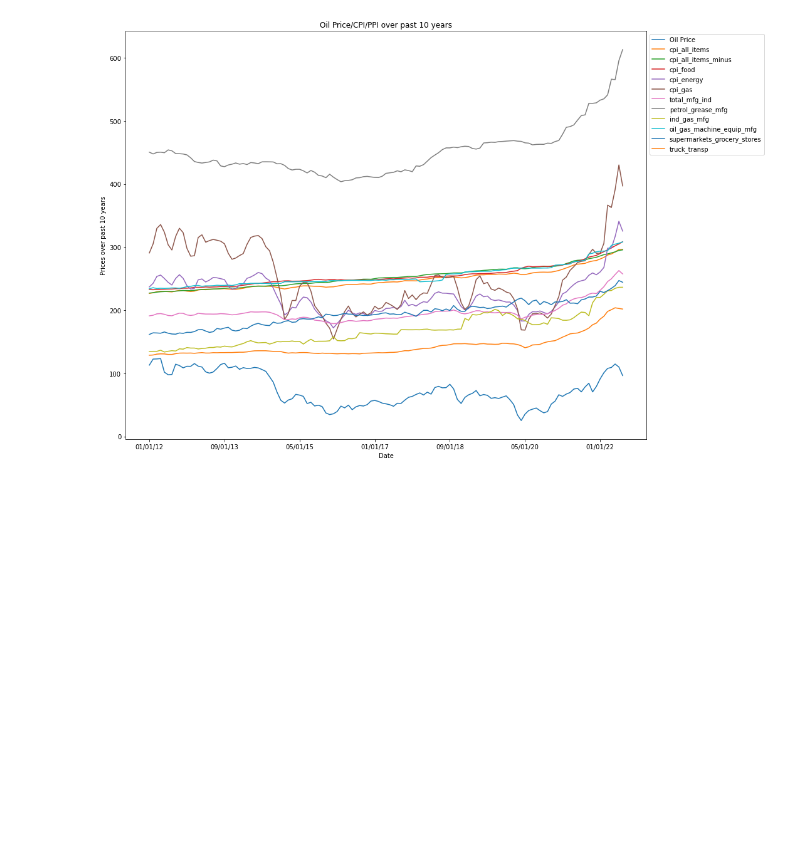
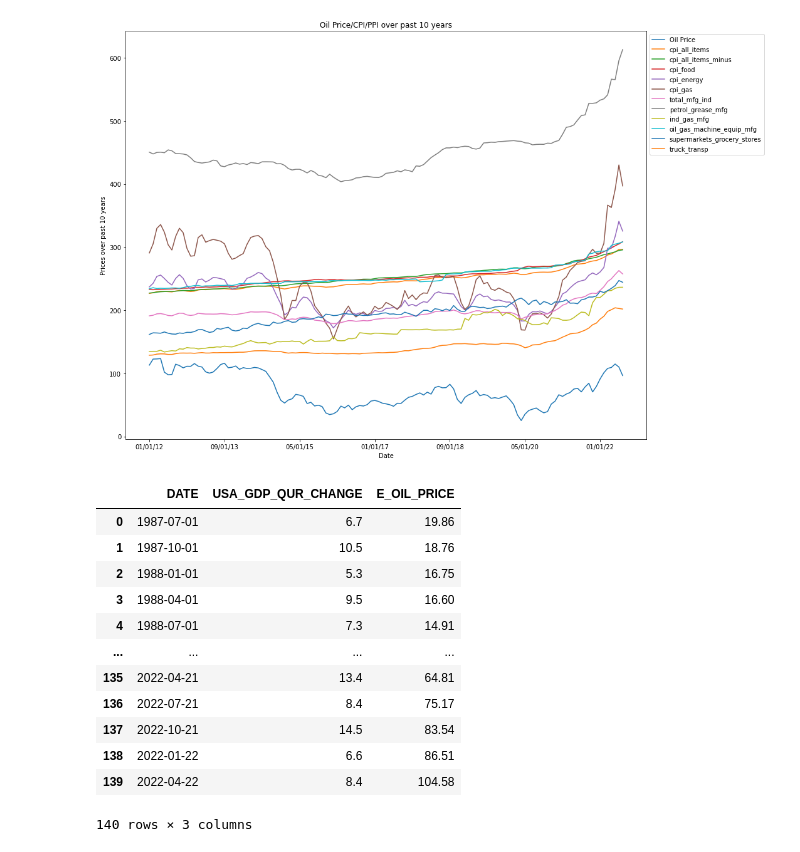
Before and after one commit to Master-Leo/Team-6-Main, a Jupyter notebook: Project 1 Code/statistical_analysis.ipynb, the cells around one changed output. Drawn from its saved outputs; the diff is of its cells as text; code cells hidden in the pictures; blank space fills up the shorter version.

```diff
--- a/Project 1 Code/statistical_analysis.ipynb
+++ b/Project 1 Code/statistical_analysis.ipynb
@@ -218,3 +218,25 @@ plt.savefig("../Project 1 Code/Images/line_trend.jpg",bbox_inches='tight')
 plt.show()
 # %% [output]
 [figure]
+# %%
+#Load the excel path
+path = "../Project 1 Code/Raw Data/GDP_CHANGE_OIL_PRICE.xlsx"
+
+#Read CSV file
+gdp_df = pd.read_excel(path)
+
+gdp_df
+# %% [output]
+|  | DATE | USA_GDP_QUR_CHANGE | E_OIL_PRICE |
+| 0 | 1987-07-01 | 6.7 | 19.86 |
+| 1 | 1987-10-01 | 10.5 | 18.76 |
+| 2 | 1988-01-01 | 5.3 | 16.75 |
+| 3 | 1988-04-01 | 9.5 | 16.60 |
+| 4 | 1988-07-01 | 7.3 | 14.91 |
+| ... | ... | ... | ... |
+| 135 | 2022-04-21 | 13.4 | 64.81 |
+| 136 | 2022-07-21 | 8.4 | 75.17 |
+| 137 | 2022-10-21 | 14.5 | 83.54 |
+| 138 | 2022-01-22 | 6.6 | 86.51 |
+| 139 | 2022-04-22 | 8.4 | 104.58 |
+140 rows × 3 columns
```
Also changed, not shown: parts of 4 cells of this notebook, 1 other file.
